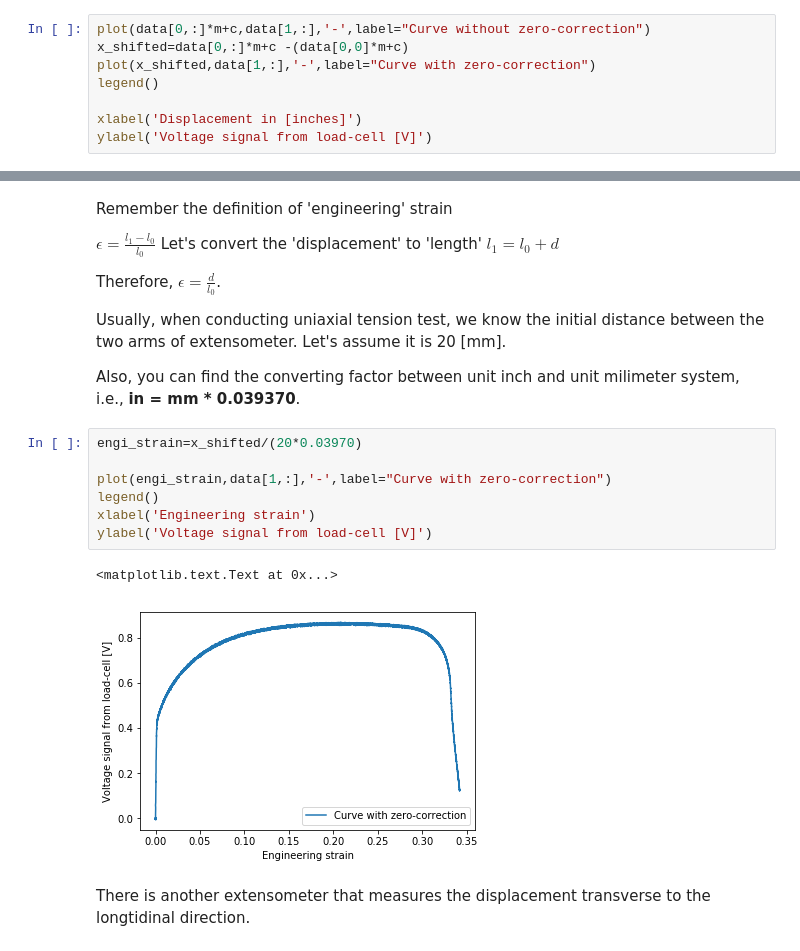
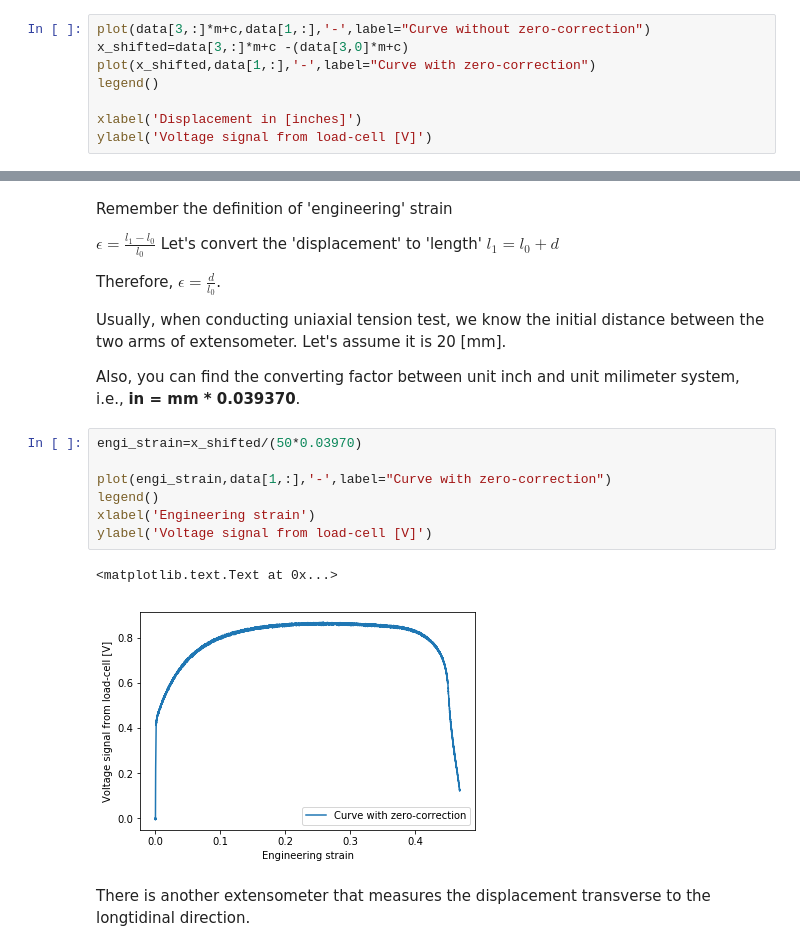
Before and after one commit to OVGULIU/plasticity_lecture, a Jupyter notebook: ipynb/02_Uniaxial_tension_test_data_analysis.ipynb, the cells around one changed output, grey strips where cells are left out. Cells and saved outputs as stored; diff of their text form.

```diff
--- a/ipynb/02_Uniaxial_tension_test_data_analysis.ipynb
+++ b/ipynb/02_Uniaxial_tension_test_data_analysis.ipynb
@@ -252,8 +254,8 @@ print convert_volt_to_axial_extension.__doc__
         where m and c are coefficients of a straight-line that describes
         the linear relationship between the voltage signal and 'acutal' extension.
 # %%
-plot(data[0,:]*m+c,data[1,:],'-',label="Curve without zero-correction")
-x_shifted=data[0,:]*m+c -(data[0,0]*m+c)
+plot(data[3,:]*m+c,data[1,:],'-',label="Curve without zero-correction")
+x_shifted=data[3,:]*m+c -(data[3,0]*m+c)
 plot(x_shifted,data[1,:],'-',label="Curve with zero-correction")
 legend()
 
@@ -276,14 +278,14 @@ Usually, when conducting uniaxial tension test, we know the initial distance bet
 
 Also, you can find the converting factor between unit inch and unit milimeter system, i.e.,  **in = mm * 0.039370**.
 # %%
-engi_strain=x_shifted/(20*0.03970)
+engi_strain=x_shifted/(50*0.03970)
 
 plot(engi_strain,data[1,:],'-',label="Curve with zero-correction")
 legend()
 xlabel('Engineering strain')
 ylabel('Voltage signal from load-cell [V]')
 # %% [output]
 <matplotlib.text.Text at 0x...>
-[figure, old version]
+[figure, new version]
 # %% [markdown]
 There is another extensometer that measures the displacement transverse to the longtidinal direction.
```
Also changed, not shown: parts of 50 cells of this notebook, 4 other files.
